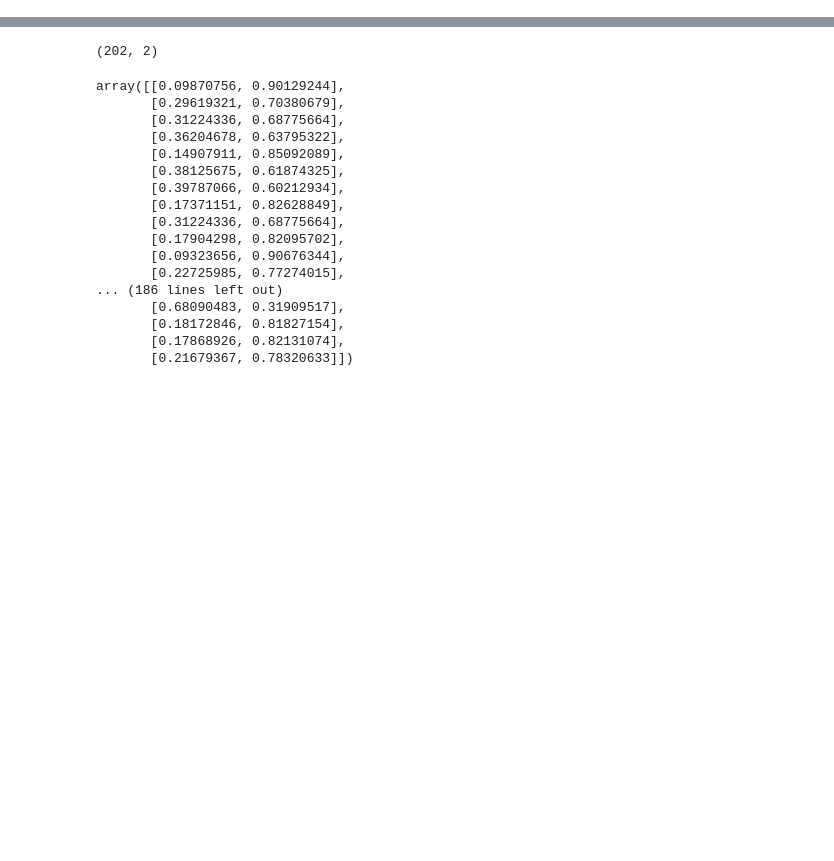
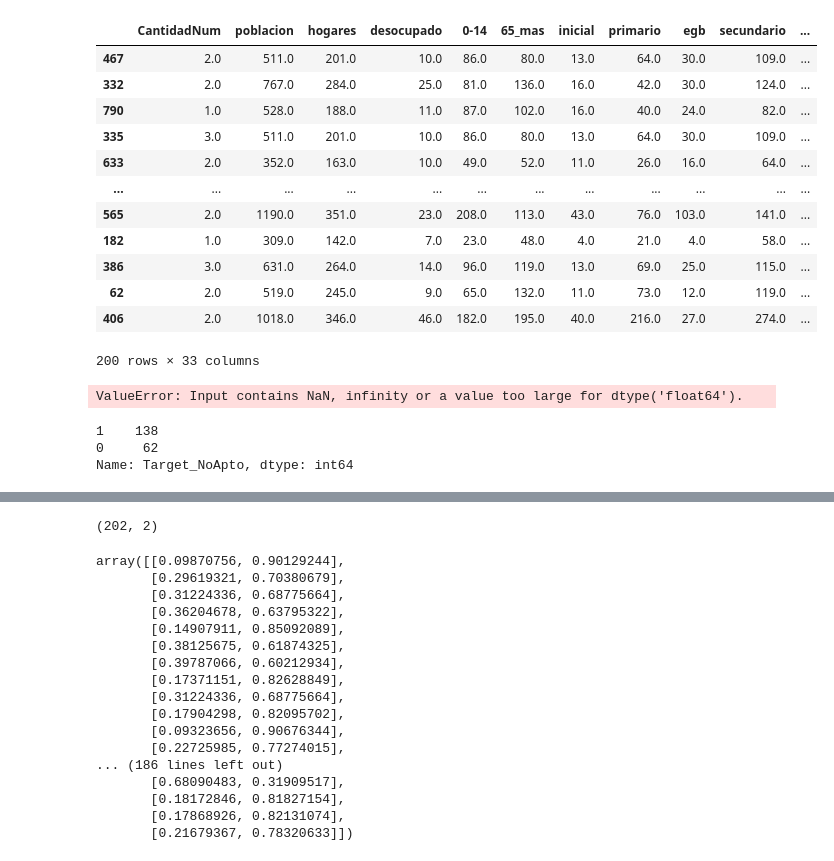
Before and after one commit to GerardoGrana/DHdatascienceG8, a Jupyter notebook: Regresion Logistica, la mejor performance.ipynb, the cells around one changed output, grey strips where cells are left out. Saved outputs shown, nothing was run; the diff lists cells and outputs as text; code cells hidden in the pictures; blank space fills up the shorter version.

```diff
--- a/Regresion Logistica, la mejor performance.ipynb
+++ b/Regresion Logistica, la mejor performance.ipynb
@@ -31,3 +137,30 @@ X_test_std = scaler.fit_transform(X_test)
+# %%
+X_test_final
+# %% [output]
+|  | CantidadNum | poblacion | hogares | desocupado | 0-14 | 65_mas | inicial | primario | egb | secundario | ... |
+| 467 | 2.0 | 511.0 | 201.0 | 10.0 | 86.0 | 80.0 | 13.0 | 64.0 | 30.0 | 109.0 | ... |
+| 332 | 2.0 | 767.0 | 284.0 | 25.0 | 81.0 | 136.0 | 16.0 | 42.0 | 30.0 | 124.0 | ... |
+| 790 | 1.0 | 528.0 | 188.0 | 11.0 | 87.0 | 102.0 | 16.0 | 40.0 | 24.0 | 82.0 | ... |
+| 335 | 3.0 | 511.0 | 201.0 | 10.0 | 86.0 | 80.0 | 13.0 | 64.0 | 30.0 | 109.0 | ... |
+| 633 | 2.0 | 352.0 | 163.0 | 10.0 | 49.0 | 52.0 | 11.0 | 26.0 | 16.0 | 64.0 | ... |
+| ... | ... | ... | ... | ... | ... | ... | ... | ... | ... | ... | ... |
+| 565 | 2.0 | 1190.0 | 351.0 | 23.0 | 208.0 | 113.0 | 43.0 | 76.0 | 103.0 | 141.0 | ... |
+| 182 | 1.0 | 309.0 | 142.0 | 7.0 | 23.0 | 48.0 | 4.0 | 21.0 | 4.0 | 58.0 | ... |
+| 386 | 3.0 | 631.0 | 264.0 | 14.0 | 96.0 | 119.0 | 13.0 | 69.0 | 25.0 | 115.0 | ... |
+| 62 | 2.0 | 519.0 | 245.0 | 9.0 | 65.0 | 132.0 | 11.0 | 73.0 | 12.0 | 119.0 | ... |
+| 406 | 2.0 | 1018.0 | 346.0 | 46.0 | 182.0 | 195.0 | 40.0 | 216.0 | 27.0 | 274.0 | ... |
+200 rows × 33 columns
+# %%
+#Score para el test
+accuracy_score(y_test, cv_clf_os.predict(X_test_final))
+# %% [output]
+ValueError: Input contains NaN, infinity or a value too large for dtype('float64').
+# %%
+y_test.value_counts()
+# %% [output]
+1    138
+0     62
+Name: Target_NoApto, dtype: int64
 # %%
 # Buscamos los mejores hiperparametros
 
```
Also changed, not shown: parts of 19 cells of this notebook, 5 other files.
